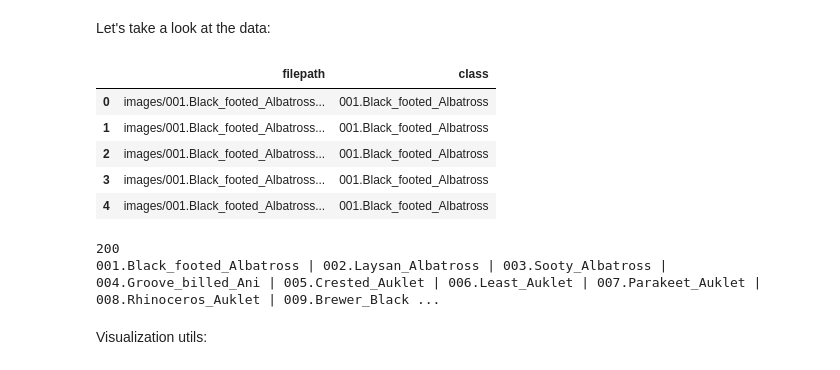
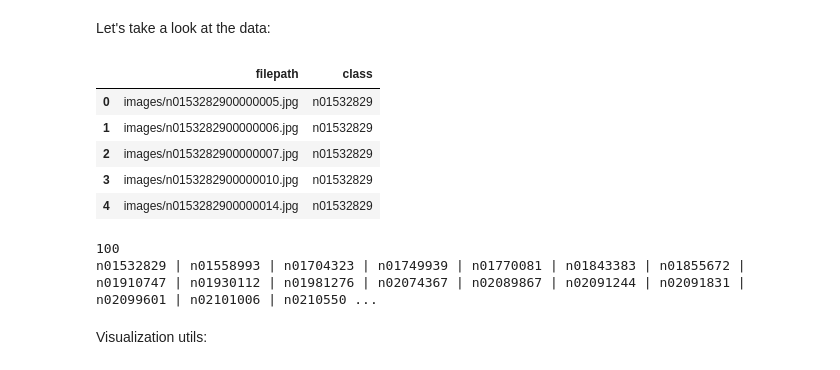
Before and after one commit to konev-artem/FewShotLearning, a Jupyter notebook: scripts/data_provider_demo.ipynb, the cells around one changed output. Saved outputs shown, nothing was run; the diff lists cells and outputs as text; code cells hidden in the pictures.

```diff
--- a/scripts/data_provider_demo.ipynb
+++ b/scripts/data_provider_demo.ipynb
@@ -9,30 +22,32 @@ os.environ['PYTHONPATH']
 # %%
-dataset_root = '../datasets'
-dataset_name = 'cub'
+import os
+
+dataset_root = '.'
+dataset_name = 'mini_imagenet'
 csv_name = 'data.csv'
 
-dataset_dir = join(dataset_root, dataset_name)
+dataset_dir = os.path.join(dataset_root, dataset_name)
 # %% [markdown]
 Let's take a look at the data:
 # %%
 import pandas as pd
 
-dataframe = pd.read_csv(join(dataset_dir, csv_name))
+dataframe = pd.read_csv(os.path.join(dataset_dir, csv_name))
 dataframe.head()
 # %% [output]
 |  | filepath | class |
-| 0 | images/001.Black_footed_Albatross... | 001.Black_footed_Albatross |
-| 1 | images/001.Black_footed_Albatross... | 001.Black_footed_Albatross |
-| 2 | images/001.Black_footed_Albatross... | 001.Black_footed_Albatross |
-| 3 | images/001.Black_footed_Albatross... | 001.Black_footed_Albatross |
-| 4 | images/001.Black_footed_Albatross... | 001.Black_footed_Albatross |
+| 0 | images/n0153282900000005.jpg | n01532829 |
+| 1 | images/n0153282900000006.jpg | n01532829 |
+| 2 | images/n0153282900000007.jpg | n01532829 |
+| 3 | images/n0153282900000010.jpg | n01532829 |
+| 4 | images/n0153282900000014.jpg | n01532829 |
 # %%
 classes = dataframe['class'].unique()
 print(len(classes))
 print(' | '.join(classes))
 # %% [output]
-200
-001.Black_footed_Albatross | 002.Laysan_Albatross | 003.Sooty_Albatross | 004.Groove_billed_Ani | 005.Crested_Auklet | 006.Least_Auklet | 007.Parakeet_Auklet | 008.Rhinoceros_Auklet | 009.Brewer_Black ...
+100
+n01532829 | n01558993 | n01704323 | n01749939 | n01770081 | n01843383 | n01855672 | n01910747 | n01930112 | n01981276 | n02074367 | n02089867 | n02091244 | n02091831 | n02099601 | n02101006 | n0210550 ...
 # %% [markdown]
 Visualization utils:
 # %%
```
Also changed, not shown: parts of 26 cells of this notebook, 19 other files.
